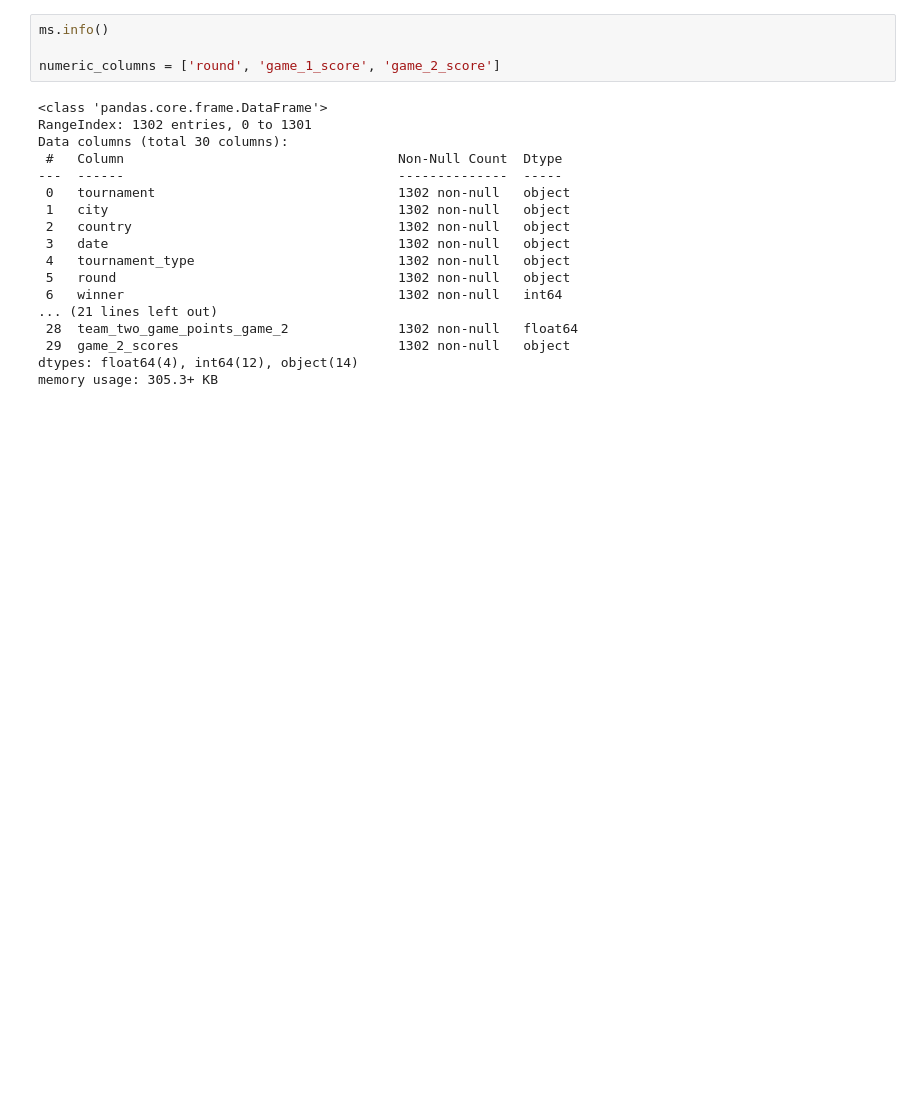
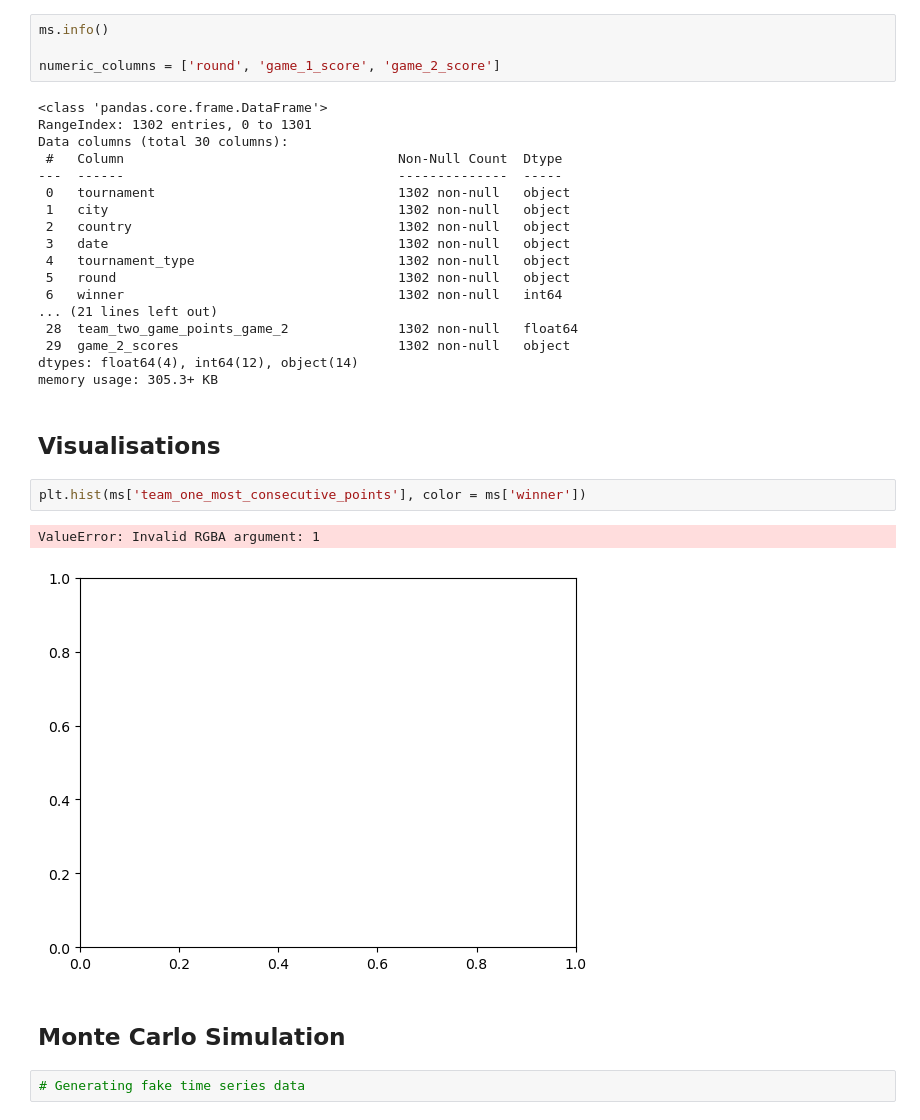
Before and after one commit to MostValue/fast-ai, a Jupyter notebook: projects/badminton_game_theory.ipynb, the cells around one changed output. Saved outputs shown, nothing was run; the diff lists cells and outputs as text; blank space fills up the shorter version.

Commit message:
generated simple plots

```diff
--- a/projects/badminton_game_theory.ipynb
+++ b/projects/badminton_game_theory.ipynb
@@ -220,3 +220,14 @@ Data columns (total 30 columns):
  29  game_2_scores                            1302 non-null   object
 dtypes: float64(4), int64(12), object(14)
 memory usage: 305.3+ KB
+# %% [markdown]
+## Visualisations
+# %%
+plt.hist(ms['team_one_most_consecutive_points'], color = ms['winner'])
+# %% [output]
+ValueError: Invalid RGBA argument: 1
+[figure, added]
+# %% [markdown]
+## Monte Carlo Simulation
+# %%
+# Generating fake time series data
```
Also changed, not shown: parts of 3 cells of this notebook.
